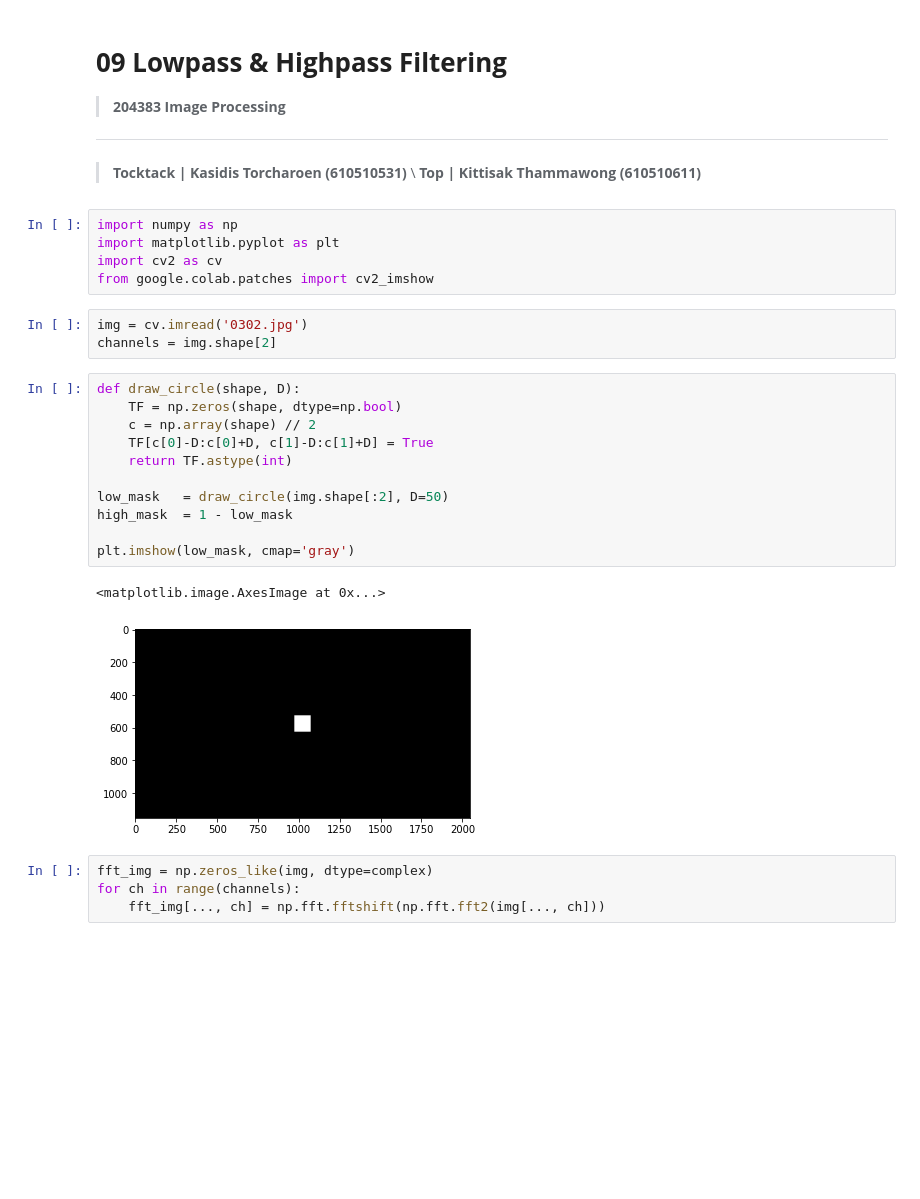
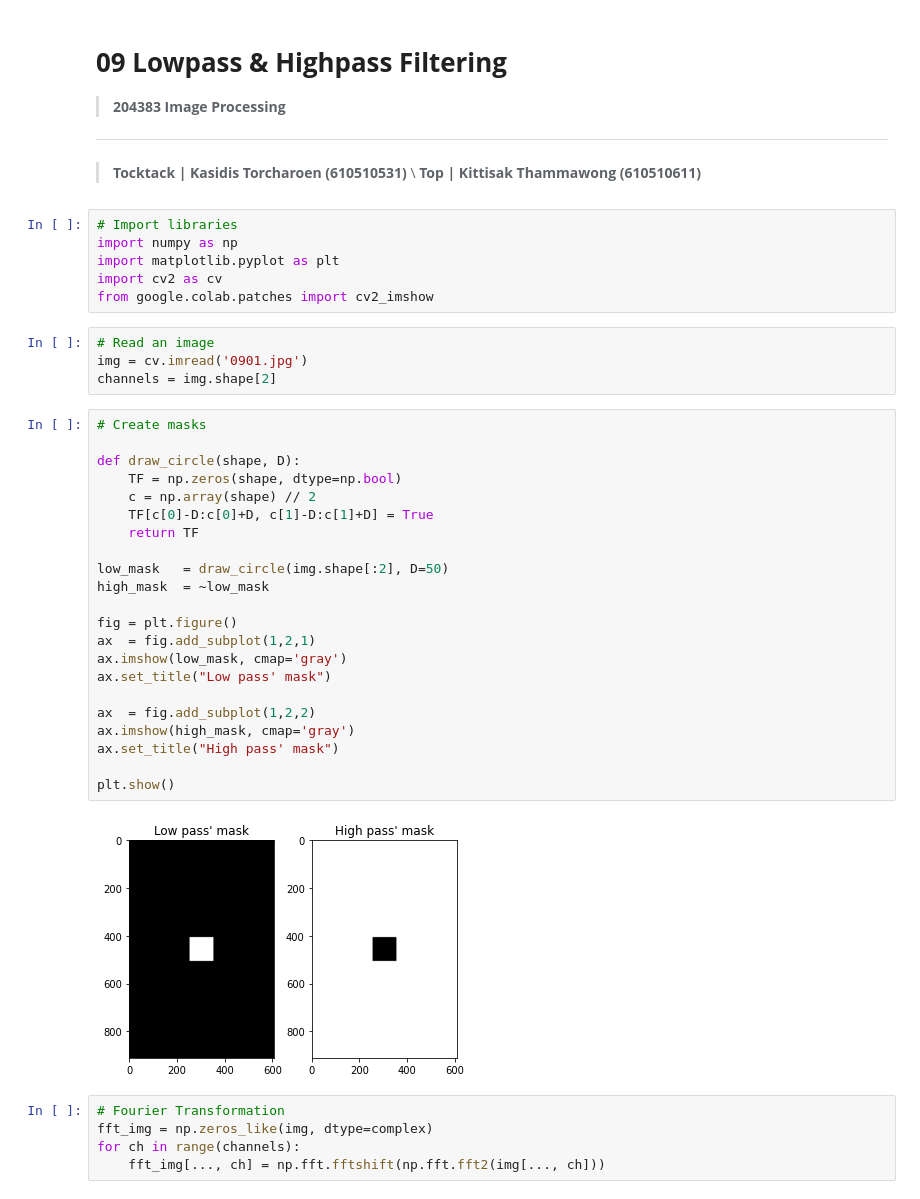
Before and after one commit to tackulus/204383, a Jupyter notebook: Code09.ipynb, the cells around one changed output. Cells and saved outputs as stored; diff of their text form; blank space fills up the shorter version.

```diff
--- a/Code09.ipynb
+++ b/Code09.ipynb
@@ -10,28 +10,41 @@
 > **Tocktack | Kasidis Torcharoen (610510531)** \\
 **Top | Kittisak Thammawong (610510611)**
 # %%
+# Import libraries
 import numpy as np
 import matplotlib.pyplot as plt
 import cv2 as cv
 from google.colab.patches import cv2_imshow
 # %%
-img = cv.imread('0302.jpg')
+# Read an image
+img = cv.imread('0901.jpg')
 channels = img.shape[2]
 # %%
+# Create masks
+
 def draw_circle(shape, D):
     TF = np.zeros(shape, dtype=np.bool)
     c = np.array(shape) // 2
     TF[c[0]-D:c[0]+D, c[1]-D:c[1]+D] = True
-    return TF.astype(int)
+    return TF
 
 low_mask   = draw_circle(img.shape[:2], D=50)
-high_mask  = 1 - low_mask
+high_mask  = ~low_mask
 
-plt.imshow(low_mask, cmap='gray')
+fig = plt.figure()
+ax  = fig.add_subplot(1,2,1)
+ax.imshow(low_mask, cmap='gray')
+ax.set_title("Low pass' mask")
+
+ax  = fig.add_subplot(1,2,2)
+ax.imshow(high_mask, cmap='gray')
+ax.set_title("High pass' mask")
+
+plt.show()
 # %% [output]
-<matplotlib.image.AxesImage at 0x...>
-[figure, old version]
+[figure, new version]
 # %%
+# Fourier Transformation
 fft_img = np.zeros_like(img, dtype=complex)
 for ch in range(channels):
     fft_img[..., ch] = np.fft.fftshift(np.fft.fft2(img[..., ch]))
```
Also changed, not shown: parts of 5 cells of this notebook.
